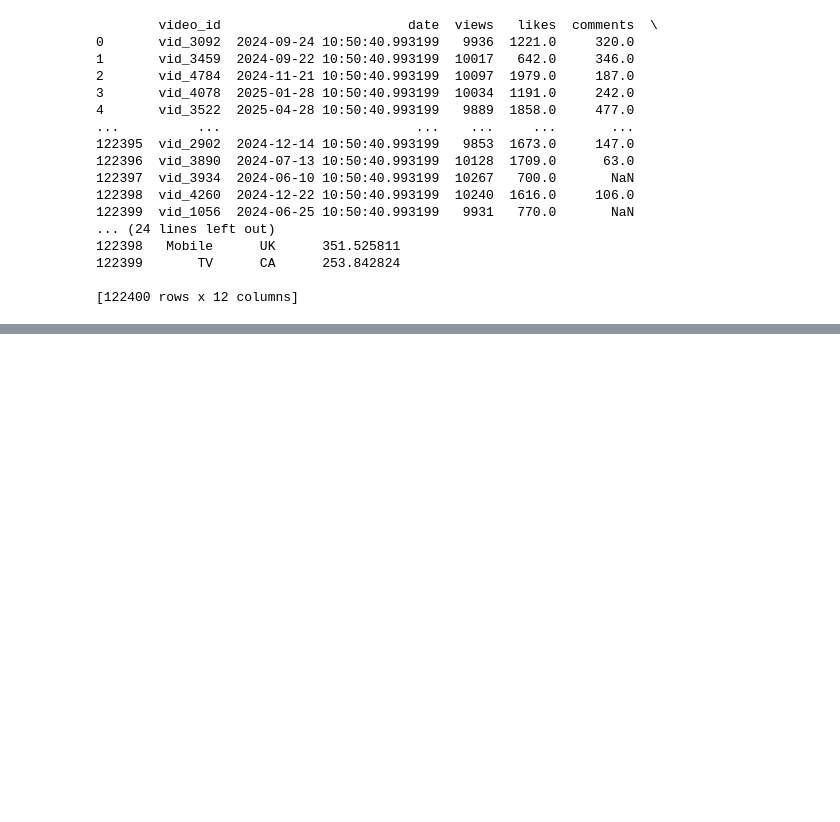
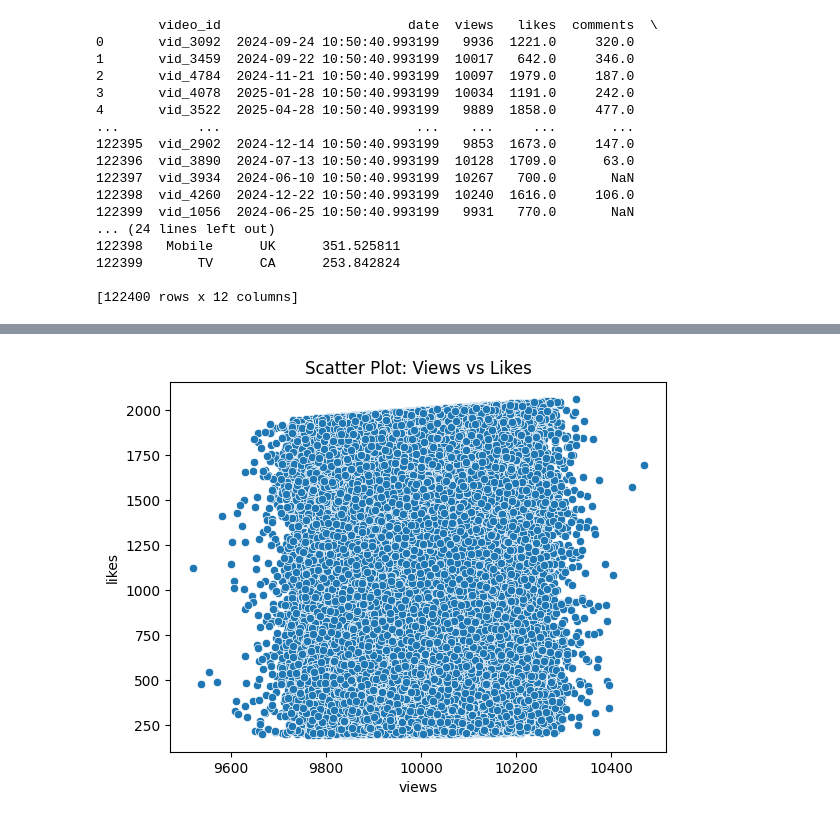
Before and after one commit to adnahhussain/Content_Monetization_Modeler, a Jupyter notebook: data.ipynb, the cells around one changed output, grey strips where cells are left out. Drawn from its saved outputs; the diff is of its cells as text; code cells hidden in the pictures; blank space fills up the shorter version.

```diff
--- a/data.ipynb
+++ b/data.ipynb
@@ -34,0 +573,6 @@ print(data)
+# %%
+sns.scatterplot(data=df, x='views', y='likes')
+plt.title("Scatter Plot: Views vs Likes")
+plt.show()
+# %% [output]
+[figure, added]
```
Also changed, not shown: parts of 51 cells of this notebook, 2 other files.
